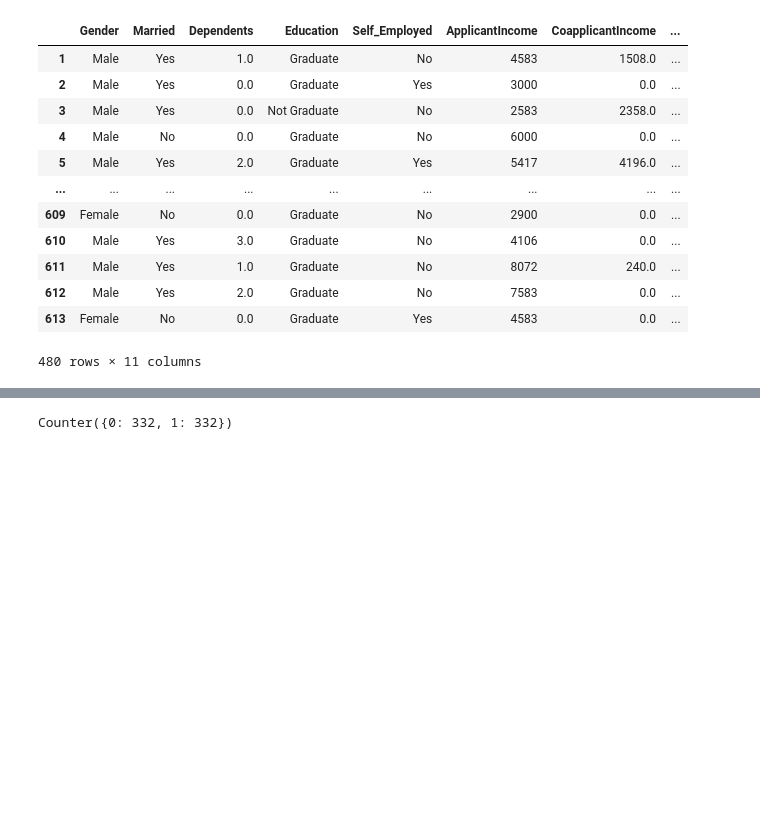
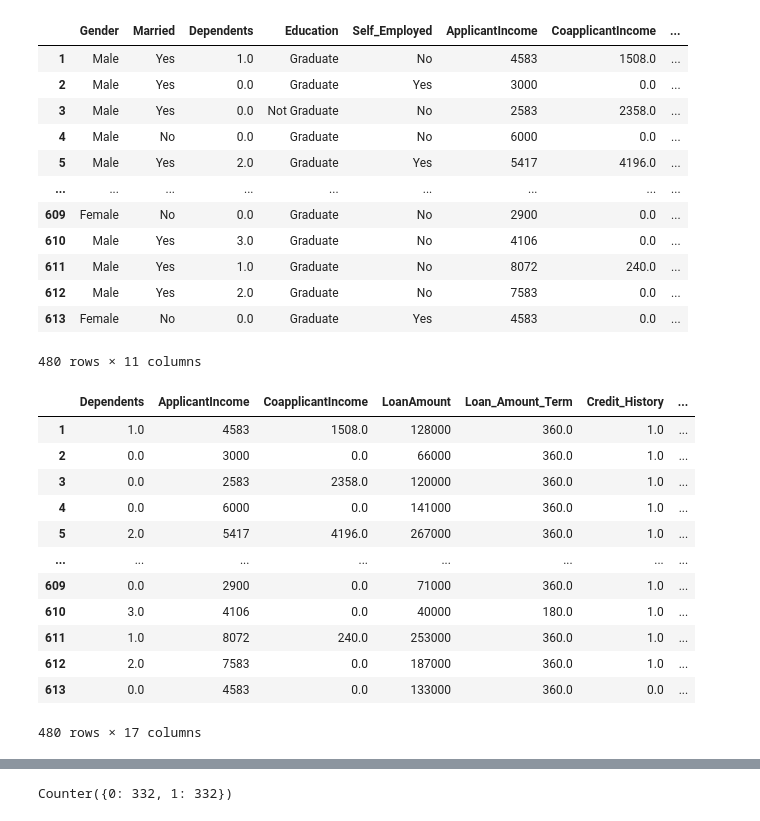
Before and after one commit to Gruning/NotebookForDjangoAPI, a Jupyter notebook: ml.ipynb, the cells around one changed output, grey strips where cells are left out. Saved outputs shown, nothing was run; the diff lists cells and outputs as text; code cells hidden in the pictures; blank space fills up the shorter version.

```diff
--- a/ml.ipynb
+++ b/ml.ipynb
@@ -41,3 +41,19 @@ pre_x
 | 612 | Male | Yes | 2.0 | Graduate | No | 7583 | 0.0 | ... |
 | 613 | Female | No | 0.0 | Graduate | Yes | 4583 | 0.0 | ... |
 480 rows × 11 columns
+# %%
+dm_X
+# %% [output]
+|  | Dependents | ApplicantIncome | CoapplicantIncome | LoanAmount | Loan_Amount_Term | Credit_History | ... |
+| 1 | 1.0 | 4583 | 1508.0 | 128000 | 360.0 | 1.0 | ... |
+| 2 | 0.0 | 3000 | 0.0 | 66000 | 360.0 | 1.0 | ... |
+| 3 | 0.0 | 2583 | 2358.0 | 120000 | 360.0 | 1.0 | ... |
+| 4 | 0.0 | 6000 | 0.0 | 141000 | 360.0 | 1.0 | ... |
+| 5 | 2.0 | 5417 | 4196.0 | 267000 | 360.0 | 1.0 | ... |
+| ... | ... | ... | ... | ... | ... | ... | ... |
+| 609 | 0.0 | 2900 | 0.0 | 71000 | 360.0 | 1.0 | ... |
+| 610 | 3.0 | 4106 | 0.0 | 40000 | 180.0 | 1.0 | ... |
+| 611 | 1.0 | 8072 | 240.0 | 253000 | 360.0 | 1.0 | ... |
+| 612 | 2.0 | 7583 | 0.0 | 187000 | 360.0 | 1.0 | ... |
+| 613 | 0.0 | 4583 | 0.0 | 133000 | 360.0 | 0.0 | ... |
+480 rows × 17 columns
```
Also changed, not shown: parts of 14 cells of this notebook.
